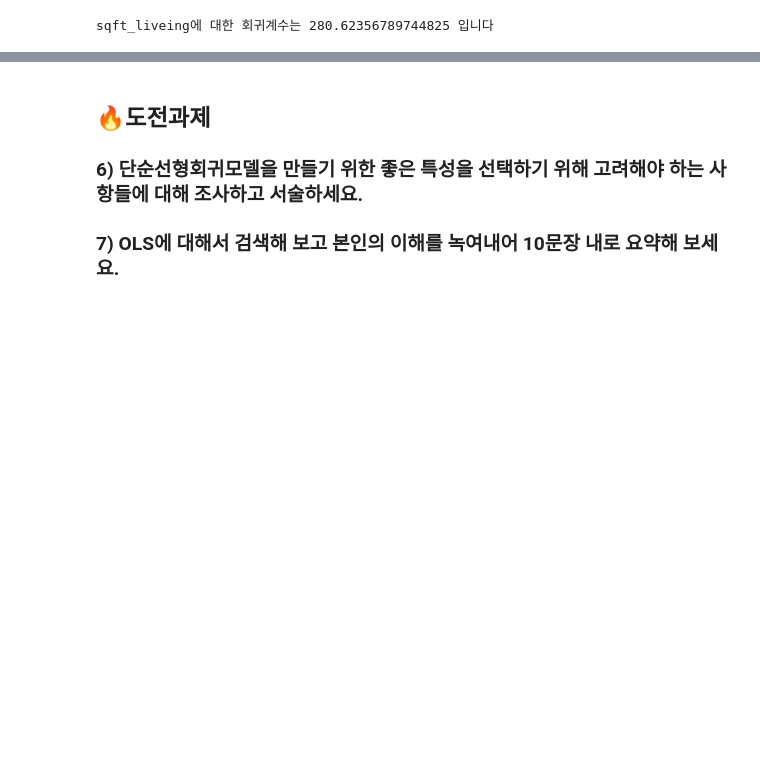
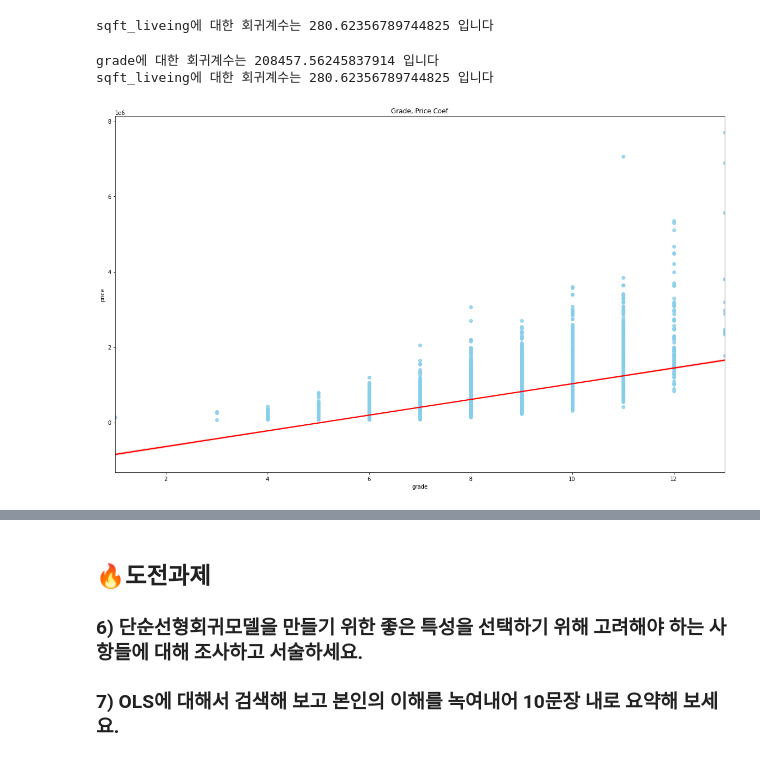
Before and after one commit to KyungRyeolBaek/study, a Jupyter notebook: n211-simple-regression/n211a-simple-regression.ipynb, the cells around one changed output, grey strips where cells are left out. Saved outputs shown, nothing was run; the diff lists cells and outputs as text; code cells hidden in the pictures; blank space fills up the shorter version.

```diff
--- a/n211-simple-regression/n211a-simple-regression.ipynb
+++ b/n211-simple-regression/n211a-simple-regression.ipynb
@@ -181,18 +181,30 @@ R^2, p-value, (t-test), coeficient size(beta) 회귀계수
 ## Scikit-Learn 라이브러리에서 사용할 예측모델 클래스를 Import 합니다
 from sklearn.linear_model import LinearRegression
 ## 예측모델 인스턴스를 만듭니다
-model = LinearRegression()
+model2 = LinearRegression()
 
 ## X 특성들의 테이블과, y 타겟 벡터를 만듭니다
-feature = ['sqft_living']
-target = ['price']
-X_train = df[feature]
-y_train = df[target]
+feature2 = ['sqft_living']
+target2 = ['price']
+X_train = df[feature2]
+y_train = df[target2]
 
 ## 모델을 학습(fit)합니다
-model.fit(X_train, y_train)
+model2.fit(X_train, y_train)
 
 ## 계수(coefficient)
-print('sqft_liveing에 대한 회귀계수는', model.coef_[0][0], '입니다')
+print('sqft_liveing에 대한 회귀계수는', model2.coef_[0][0], '입니다')
 # %% [output]
 sqft_liveing에 대한 회귀계수는 280.62356789744825 입니다
+# %%
+print('grade에 대한 회귀계수는', model.coef_[0][0], '입니다')
+print('sqft_liveing에 대한 회귀계수는', model2.coef_[0][0], '입니다')
+# %% [output]
+grade에 대한 회귀계수는 208457.56245837914 입니다
+sqft_liveing에 대한 회귀계수는 280.62356789744825 입니다
+# %%
+plt.figure(figsize= (20, 12))
+plt.title('Grade, Price Coef')
+sns.regplot(x=feature, y=target, color = 'skyblue', line_kws={"color": "red"});
+# %% [output]
+[figure, added]
```
Also changed, not shown: parts of 7 cells of this notebook.
